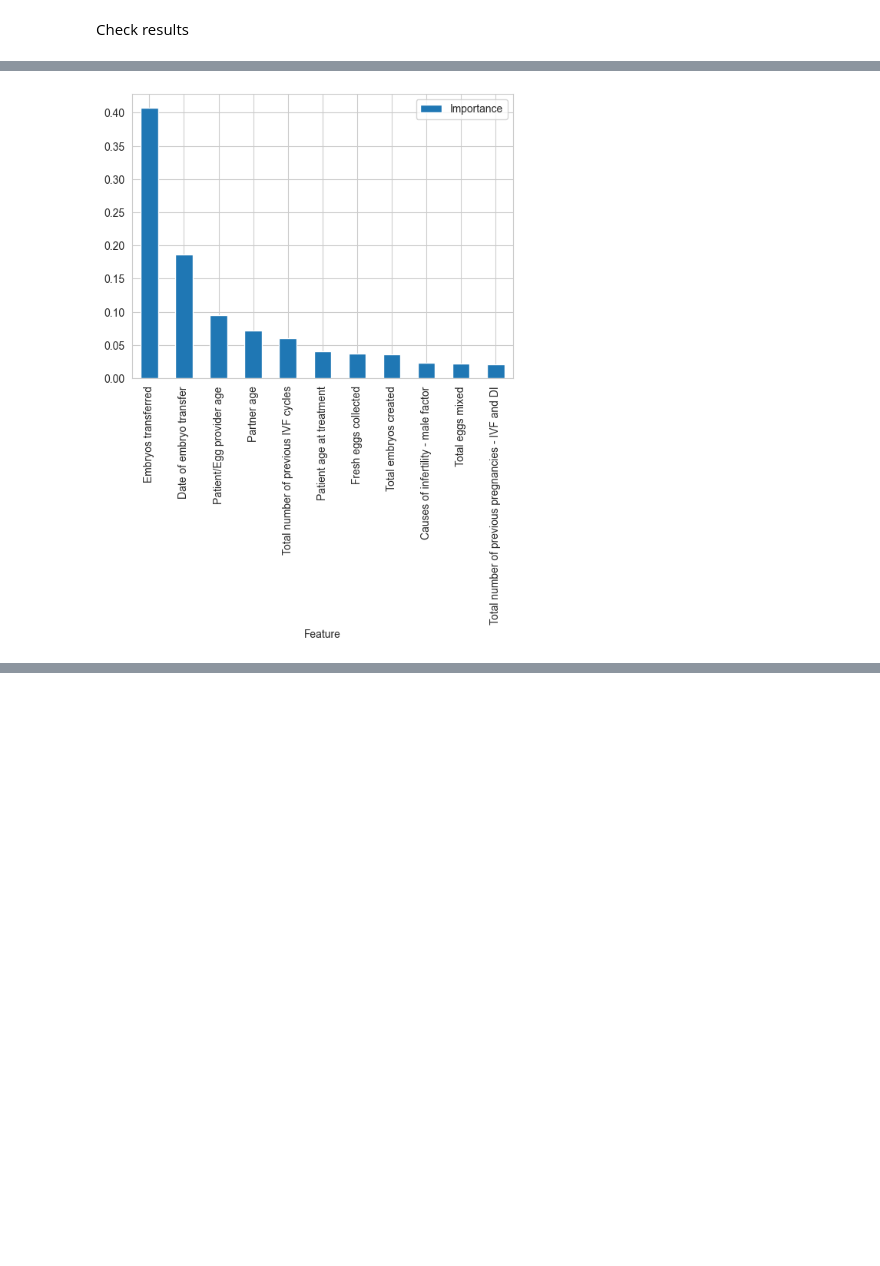
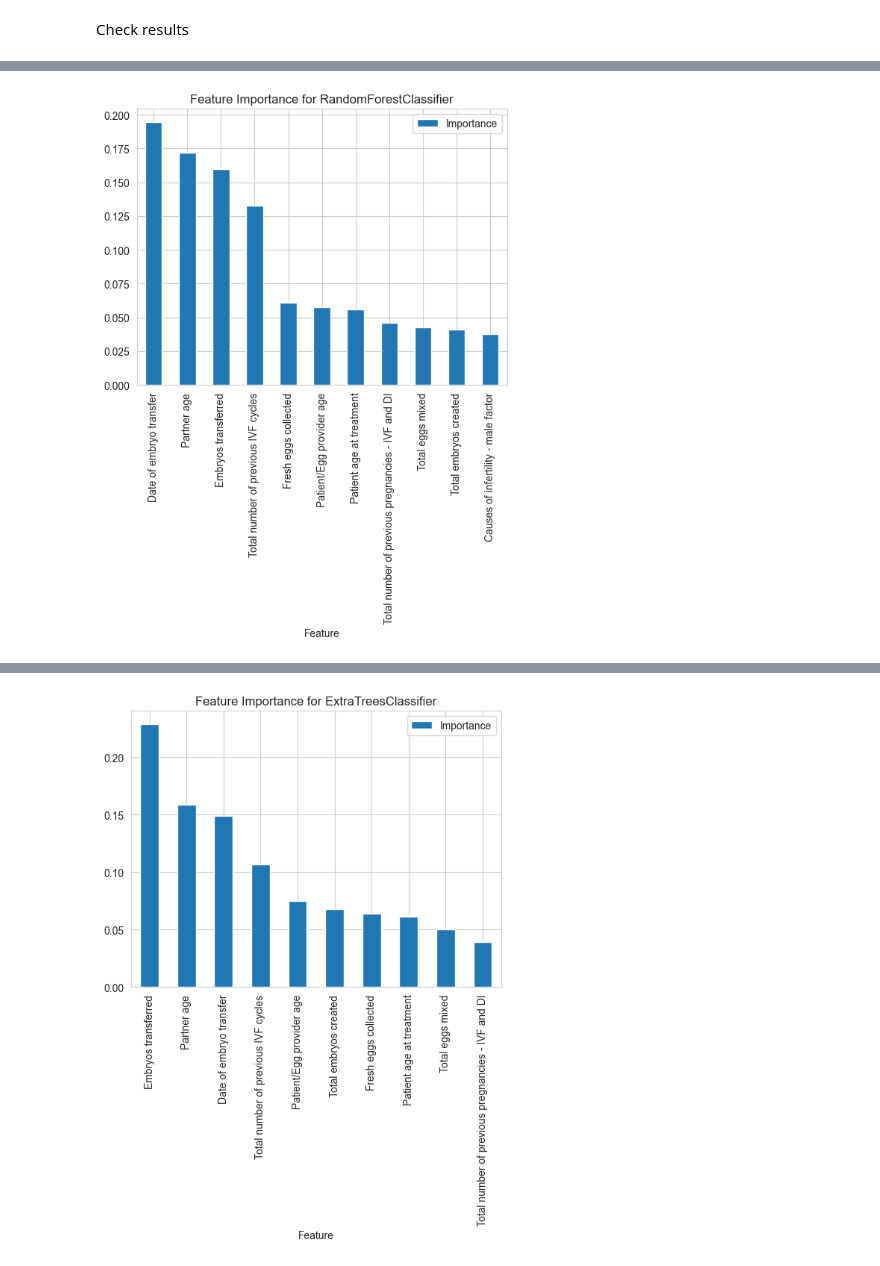
Before and after one commit to pswhdev/ivf-success-predictor, a Jupyter notebook: jupyter_notebooks/05 - Modeling and Evaluation Predict Success.ipynb, the cells around one changed output, grey strips where cells are left out. Cells and saved outputs as stored; diff of their text form; code cells hidden in the pictures; blank space fills up the shorter version.

Commit message:
Get Confusion matrix & feature importance for models

```diff
--- a/jupyter_notebooks/05 - Modeling and Evaluation Predict Success.ipynb
+++ b/jupyter_notebooks/05 - Modeling and Evaluation Predict Success.ipynb
@@ -813,3 +796,0 @@ Define the best clf pipeline
-# %%
-pipeline_clf = grid_search_pipelines[best_model].best_estimator_
-pipeline_clf
@@ -896,5 +825,0 @@ Extensive GridSearch CV - Binary Classifier
-# %%
-print(y_train.value_counts())
-
-search = HyperparameterOptimizationSearch(models=models_search, params=params_search)
-search.fit(X_train, y_train, cv=5, n_jobs=-1, scoring=scoring, refit='f1')
@@ -911,3 +825,0 @@ Check results
-# %%
-grid_search_summary, grid_search_pipelines = search.score_summary(sort_by='f1', scoring=scoring)
-grid_search_summary
@@ -949,3 +825,0 @@ Define the best clf pipeline
-# %%
-pipeline_clf = grid_search_pipelines[best_model].best_estimator_
-pipeline_clf
@@ -972,21 +826,52 @@ Assess feature importance on the current model with `.features_importances_`
 # %%
-# create DataFrame to display feature importance
-df_feature_importance = pd.DataFrame(
-    data={
-        "Feature": X_train.columns[pipeline_clf["feat_selection"].get_support()],
-        "Importance": pipeline_clf["model"].feature_importances_,
-    }
-).sort_values(by="Importance", ascending=False)
+print("***Performance of each model in the grid search summary:***\n")
 
-# re-assign best_features order
-best_features = df_feature_importance["Feature"].to_list()
+# Iterate over each model in the grid search summary
+for i in grid_search_summary.index:
+    # 'estimator' is the key used in grid_search_pipelines
+    model_name = grid_search_summary.loc[i, 'estimator']
 
-# Most important features statement and plot
-print(
-    f"* These are the {len(best_features)} most important features in descending order. "
-    f"The model was trained on them: \n{df_feature_importance['Feature'].to_list()}"
-)
+    # Access the pipeline using the model name as the key
+    try:
+        pipeline_clf = grid_search_pipelines[model_name].best_estimator_
+    except KeyError:
+        print(f"Model '{model_name}' not found in grid_search_pipelines.\n")
+        continue
 
-df_feature_importance.plot(kind="bar", x="Feature", y="Importance")
-plt.show()
+    print(f"*** Performance and Feature Importance of model ({model_name}) ***\n")
+
+    # Evaluate the model's performance on the training and test sets
+    clf_performance(
+        X_train=X_train, y_train=y_train,
+        X_test=X_test, y_test=y_test,
+        pipeline=pipeline_clf,
+        label_map=['No Success', 'Success']
+    )
+
+    # Assess feature importance, if available
+    if hasattr(pipeline_clf["model"], "feature_importances_"):
+        # Create DataFrame to display feature importance
+        df_feature_importance = pd.DataFrame(
+            data={
+                "Feature": X_train.columns[pipeline_clf["feat_selection"].get_support()],
+                "Importance": pipeline_clf["model"].feature_importances_,
+            }
+        ).sort_values(by="Importance", ascending=False)
+
+        # Re-assign best_features order
+        best_features = df_feature_importance["Feature"].to_list()
+
+        # Most important features statement and plot
+        print(
+            f"* These are the {len(best_features)} most important features in descending order. "
+            f"The model was trained on them: \n{df_feature_importance['Feature'].to_list()}"
+        )
+
+        # Plot the feature importances
+        df_feature_importance.plot(kind="bar", x="Feature", y="Importance", title=f"Feature Importance for {model_name}")
+        plt.show()
+    else:
+        print(f"Model '{model_name}' does not have feature importances.\n")
+
+    print("\n" + "#" * 50 + "\n")
 # %% [output]
@@ -995 +895 @@ plt.show()
-[figure, old version]
+[figure, new version]
@@ -995,0 +913 @@ plt.show()
+[figure, added]
```
Also changed, not shown: parts of 34 cells of this notebook, 1 other file.
